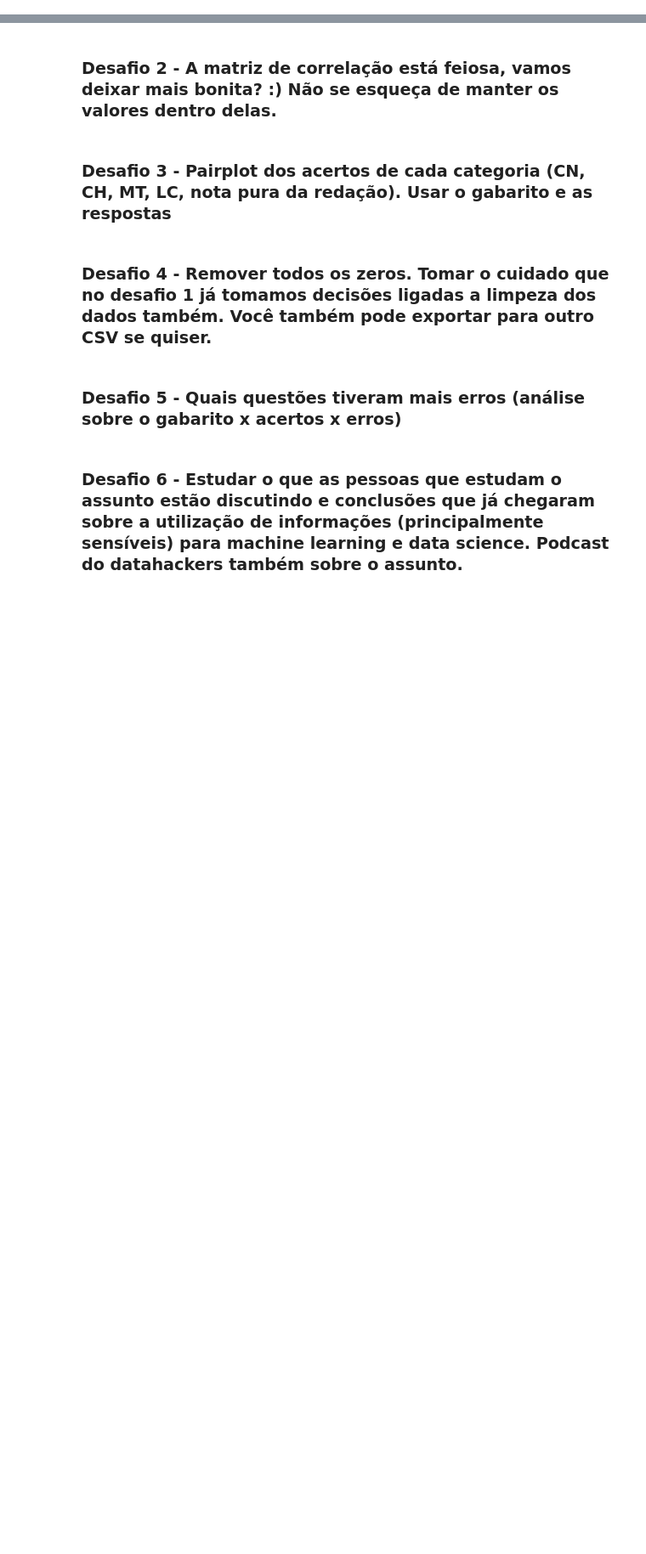
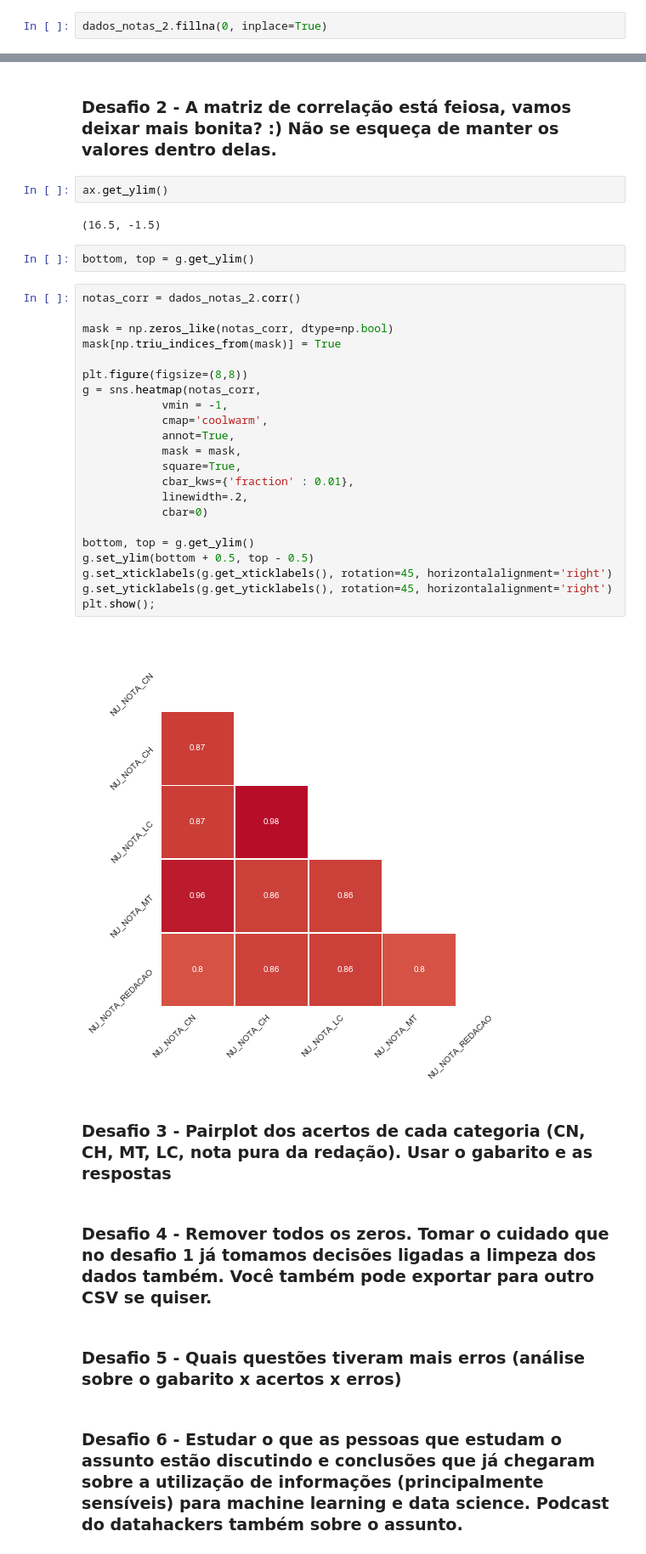
Before and after one commit to mtalaisys/quarentenadados, a Jupyter notebook: QuarentenaDados - Aula 4 e Aula 5.ipynb, the cells around one changed output, grey strips where cells are left out. Shown at 85% size. Saved outputs shown, nothing was run; the diff lists cells and outputs as text; blank space fills up the shorter version.

```diff
--- a/QuarentenaDados - Aula 4 e Aula 5.ipynb
+++ b/QuarentenaDados - Aula 4 e Aula 5.ipynb
@@ -140,3 +140,5 @@ NU_NOTA_LC         34070
 NU_NOTA_MT         40307
 NU_NOTA_REDACAO    34070
 dtype: int64
+# %%
+dados_notas_2.fillna(0, inplace=True)
@@ -143,5 +159,35 @@ dtype: int64
 # %% [markdown]
 ### Desafio 2 - A matriz de correlação está feiosa, vamos deixar mais bonita? :) Não se esqueça de manter os valores dentro delas.
+# %%
+ax.get_ylim()
+# %% [output]
+(16.5, -1.5)
+# %%
+bottom, top = g.get_ylim()
+# %%
+notas_corr = dados_notas_2.corr()
+
+mask = np.zeros_like(notas_corr, dtype=np.bool)
+mask[np.triu_indices_from(mask)] = True
+
+plt.figure(figsize=(8,8))
+g = sns.heatmap(notas_corr,
+            vmin = -1,
+            cmap='coolwarm',
+            annot=True,
+            mask = mask,
+            square=True,
+            cbar_kws={'fraction' : 0.01},
+            linewidth=.2,
+            cbar=0)
+
+bottom, top = g.get_ylim()
+g.set_ylim(bottom + 0.5, top - 0.5)
+g.set_xticklabels(g.get_xticklabels(), rotation=45, horizontalalignment='right')
+g.set_yticklabels(g.get_yticklabels(), rotation=45, horizontalalignment='right')
+plt.show();
+# %% [output]
+[figure, added]
 # %% [markdown]
 ### Desafio 3 - Pairplot dos acertos de cada categoria (CN, CH, MT, LC, nota pura da redação). Usar o gabarito e as respostas
 # %% [markdown]
```
Also changed, not shown: parts of 3 cells of this notebook.
